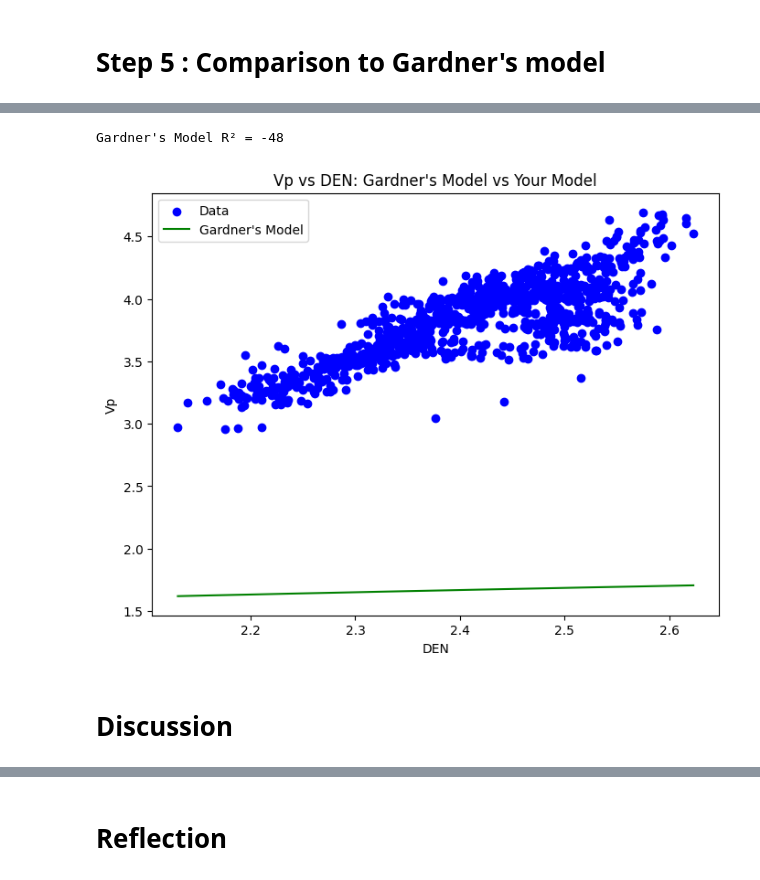
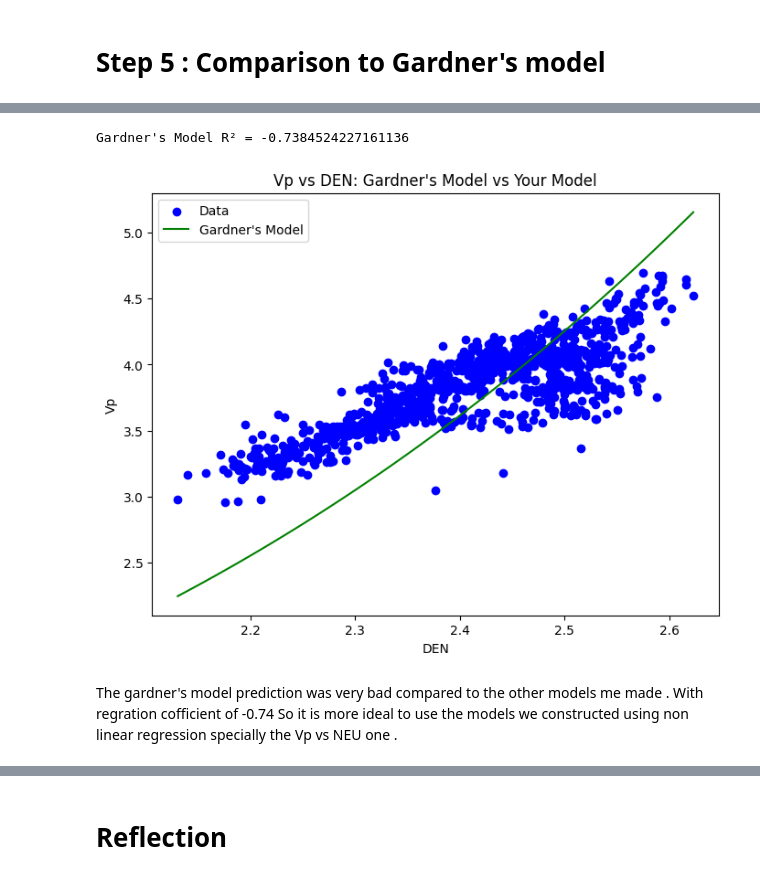
Before and after one commit to siverttilset/Project3, a Jupyter notebook: Project 3 Task 3 Non-Linear Regression With Scipy Optimize 2024.ipynb, the cells around one changed output, grey strips where cells are left out. Cells and saved outputs as stored; diff of their text form; code cells hidden in the pictures.

```diff
--- a/Project 3 Task 3 Non-Linear Regression With Scipy Optimize 2024.ipynb
+++ b/Project 3 Task 3 Non-Linear Regression With Scipy Optimize 2024.ipynb
@@ -210,31 +239,32 @@ $$V_p = \left( \frac{\rho}{0.31} \right)^4$$
 # %%
-def gardner_model(den, a=0.31, b=0.25):
-    return (den/a)**b
+def gardner_model(den):
+    return 0.0003048*(den/0.23)**4
 
 # Apply Gardner's model to calculate predicted Vp values
 y_gardner_pred = gardner_model(df['DEN'])
+
 
 # Calculate R² score for Gardner's model
 r2_gardner = r2_score(df['Vp'], y_gardner_pred)
 
 # Compare with your model's R² score for Vp vs DEN (Linear Model)
 
-print(f"Gardner's Model R² = {r2_gardner:.3g}")
+print(f"Gardner's Model R² = {r2_gardner}")
 
 x_values_den = np.linspace(df['DEN'].min(), df['DEN'].max(), 100)
 y_gardner_fit = gardner_model(x_values_den)
 
 # Plot original data, Gardner's model, and your linear model fit
 plt.figure(figsize=(8, 6))
 plt.scatter(df['DEN'], df['Vp'], color='blue', label='Data')
 plt.plot(x_values_den, y_gardner_fit, color='green', label="Gardner's Model")
 plt.xlabel('DEN')
 plt.ylabel('Vp')
 plt.title("Vp vs DEN: Gardner's Model vs Your Model")
 plt.legend()
 plt.show()
 # %% [output]
-Gardner's Model R² = -48
+Gardner's Model R² = -0.7384524227161136
-[figure, old version]
+[figure, new version]
-# %% [markdown]
-# Discussion
+# %% [markdown]
+The gardner's model prediction was very bad compared to the other models me made . With regration cofficient of -0.74 So it is more ideal to use the models we constructed using non linear regression specially the Vp vs NEU one .
```
Also changed, not shown: parts of 15 cells of this notebook.
